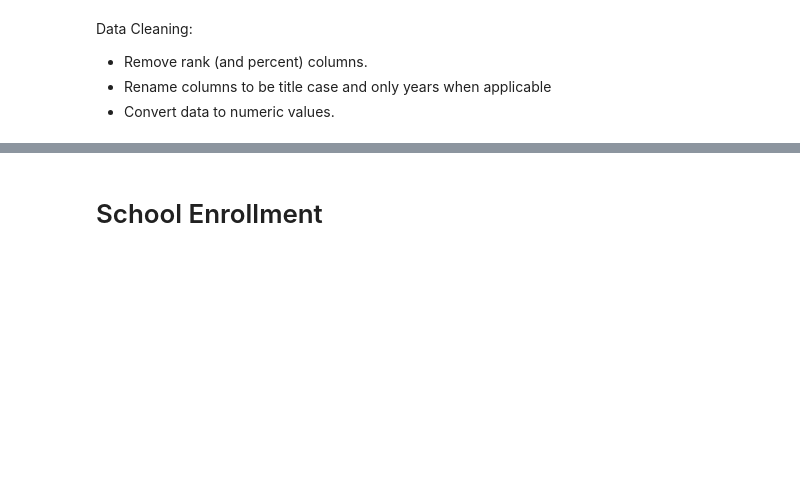
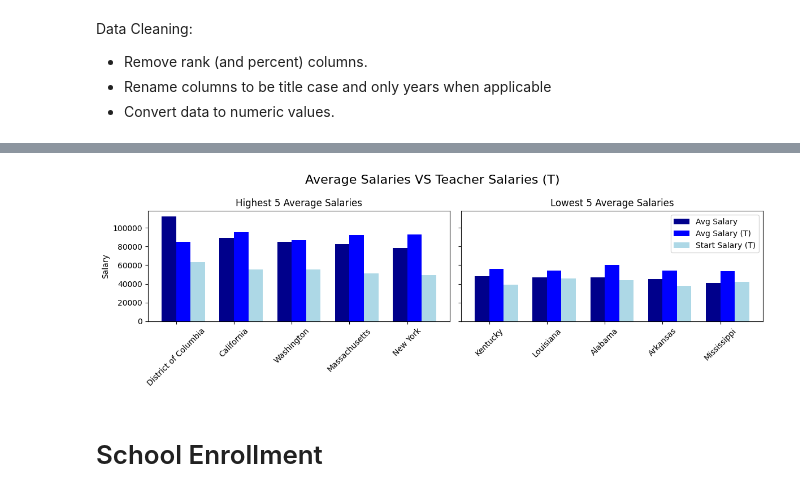
Before and after one commit to savitvitskiy/Salary-Education, a Jupyter notebook: Salaries.ipynb, the cells around one changed output, grey strips where cells are left out. Cells and saved outputs as stored; diff of their text form; code cells hidden in the pictures; blank space fills up the shorter version.

```diff
--- a/Salaries.ipynb
+++ b/Salaries.ipynb
@@ -267,3 +386,40 @@ plt.show()
+# %%
+top_5_comb = df_combined.sort_values(by='Avg Salary 22').nlargest(5, 'Avg Salary 22')
+bottom_5_comb = df_combined.sort_values(by='Avg Salary 22').nsmallest(5, 'Avg Salary 22').sort_values(by='Avg Salary 22', ascending=False)
+
+barWidth = 0.25
+
+r1 = np.arange(len(top_5_comb['State']))
+r2 = [x + barWidth for x in r1]
+r3 = [x + barWidth for x in r2]
+
+fig, axs = plt.subplots(1, 2, figsize=(12, 4), sharey=True)
+
+axs[0].bar(r1, top_5_comb['Avg Salary 22'], color='darkblue', width=barWidth, label='Avg Salary')
+axs[0].bar(r2, top_5_comb['Avg Salary 22-23 (T)'], color='blue', width=barWidth, label='Avg Salary (T)')
+axs[0].bar(r3, top_5_comb['Start Salary 22-23 (T)'], color='lightblue', width=barWidth, label='Start Salary (T)')
+axs[0].set_title('Highest 5 Average Salaries')
+# axs[0].set_xlabel('State')
+axs[0].set_ylabel('Salary')
+axs[0].set_xticks([r + barWidth / 2 for r in range(len(top_5_comb['State']))], top_5_comb['State'], rotation=45)
+# axs[0].legend()
+
+axs[1].bar(r1, bottom_5_comb['Avg Salary 22'], color='darkblue', width=barWidth, label='Avg Salary')
+axs[1].bar(r2, bottom_5_comb['Avg Salary 22-23 (T)'], color='blue', width=barWidth, label='Avg Salary (T)')
+axs[1].bar(r3, bottom_5_comb['Start Salary 22-23 (T)'], color='lightblue', width=barWidth, label='Start Salary (T)')
+axs[1].set_title('Lowest 5 Average Salaries')
+# axs[1].set_xlabel('State')
+# axs[1].set_ylabel('Salary')
+axs[1].set_xticks([r + barWidth / 2 for r in range(len(bottom_5_comb['State']))], bottom_5_comb['State'], rotation=45)
+axs[1].legend()
+
+fig.suptitle('Average Salaries VS Teacher Salaries (T)', fontsize=16)
+
+plt.tight_layout()
+
+plt.show()
+# %% [output]
+[figure, added]
 # %% [markdown]
 # School Enrollment
 # %% [markdown]
```
Also changed, not shown: parts of 29 cells of this notebook.
